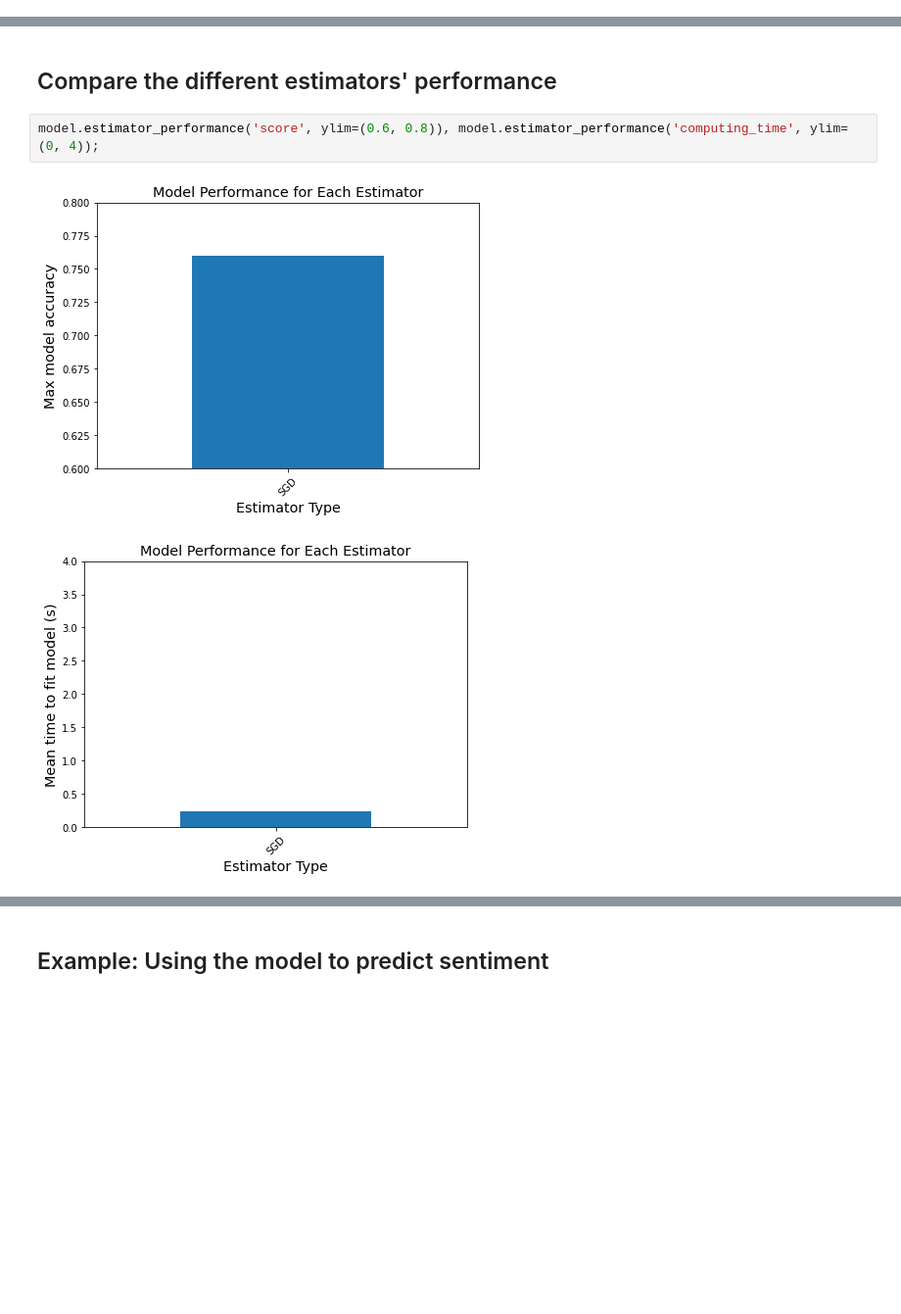
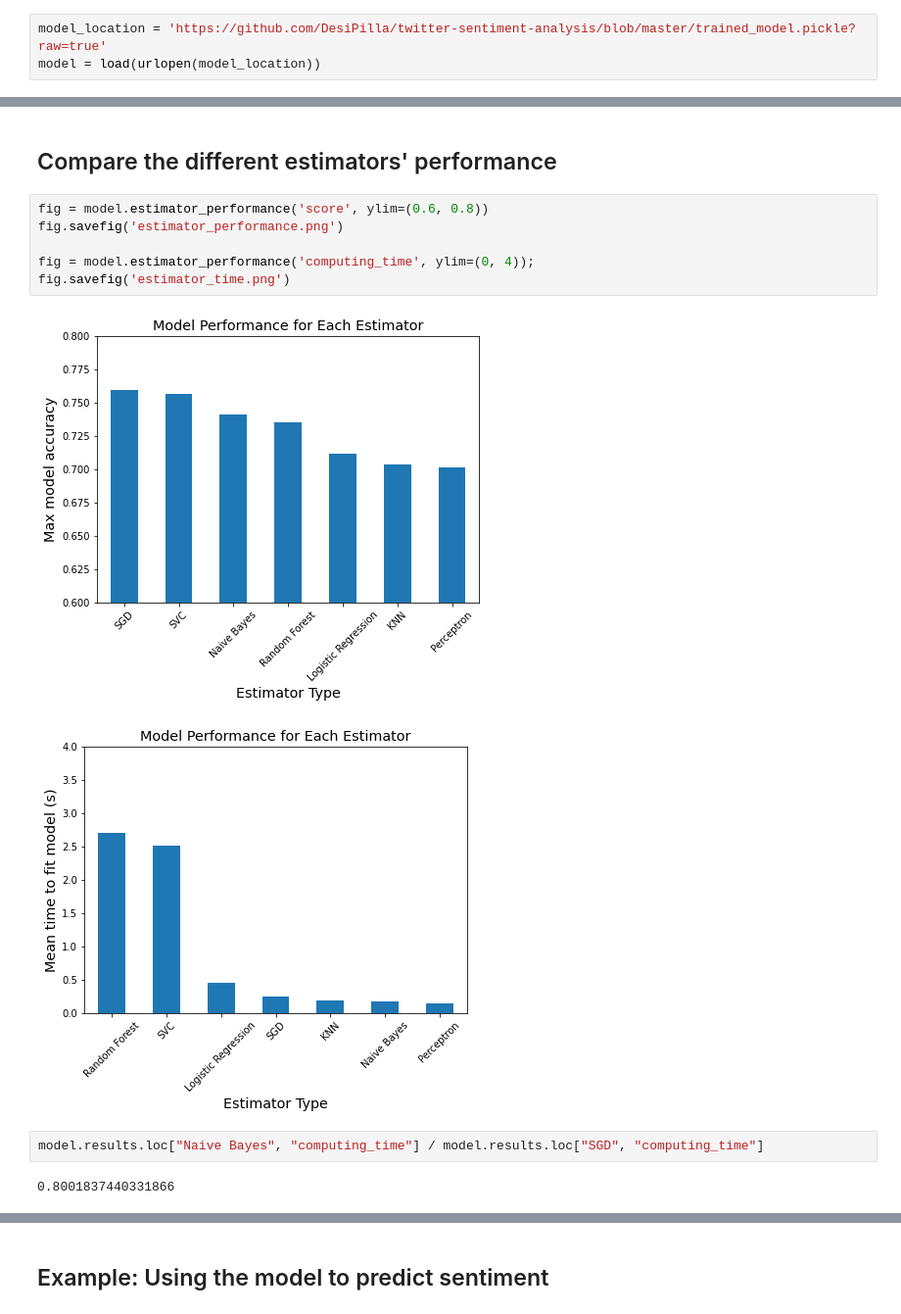
Before and after one commit to DesiPilla/twitter-sentiment-analysis, a Jupyter notebook: Twitter_Sentiment_Analysis.ipynb, the cells around one changed output, grey strips where cells are left out. Shown at 98% size. Saved outputs shown, nothing was run; the diff lists cells and outputs as text; blank space fills up the shorter version.

```diff
--- a/Twitter_Sentiment_Analysis.ipynb
+++ b/Twitter_Sentiment_Analysis.ipynb
@@ -833,3 +862,6 @@ joblib.dump(model.grid.best_estimator_, 'trained_model.pkl')
+# %%
+model_location = 'https://github.com/DesiPilla/twitter-sentiment-analysis/blob/master/trained_model.pickle?raw=true'
+model = load(urlopen(model_location))
 # %% [markdown]
 ## Validate model performance
 # %%
@@ -888,10 +924,18 @@ weighted avg       0.78      0.78      0.78       553
 # %% [markdown]
 ## Compare the different estimators' performance
 # %%
-model.estimator_performance('score', ylim=(0.6, 0.8)), model.estimator_performance('computing_time', ylim=(0, 4));
+fig = model.estimator_performance('score', ylim=(0.6, 0.8))
+fig.savefig('estimator_performance.png')
+
+fig = model.estimator_performance('computing_time', ylim=(0, 4));
+fig.savefig('estimator_time.png')
 # %% [output]
-[figure, old version]
+[figure, new version]
-[figure, old version]
+[figure, new version]
+# %%
+model.results.loc["Naive Bayes", "computing_time"] / model.results.loc["SGD", "computing_time"]
+# %% [output]
+0.8001837440331866
 # %%
 model.results
 # %% [output]
```
Also changed, not shown: parts of 36 cells of this notebook.
